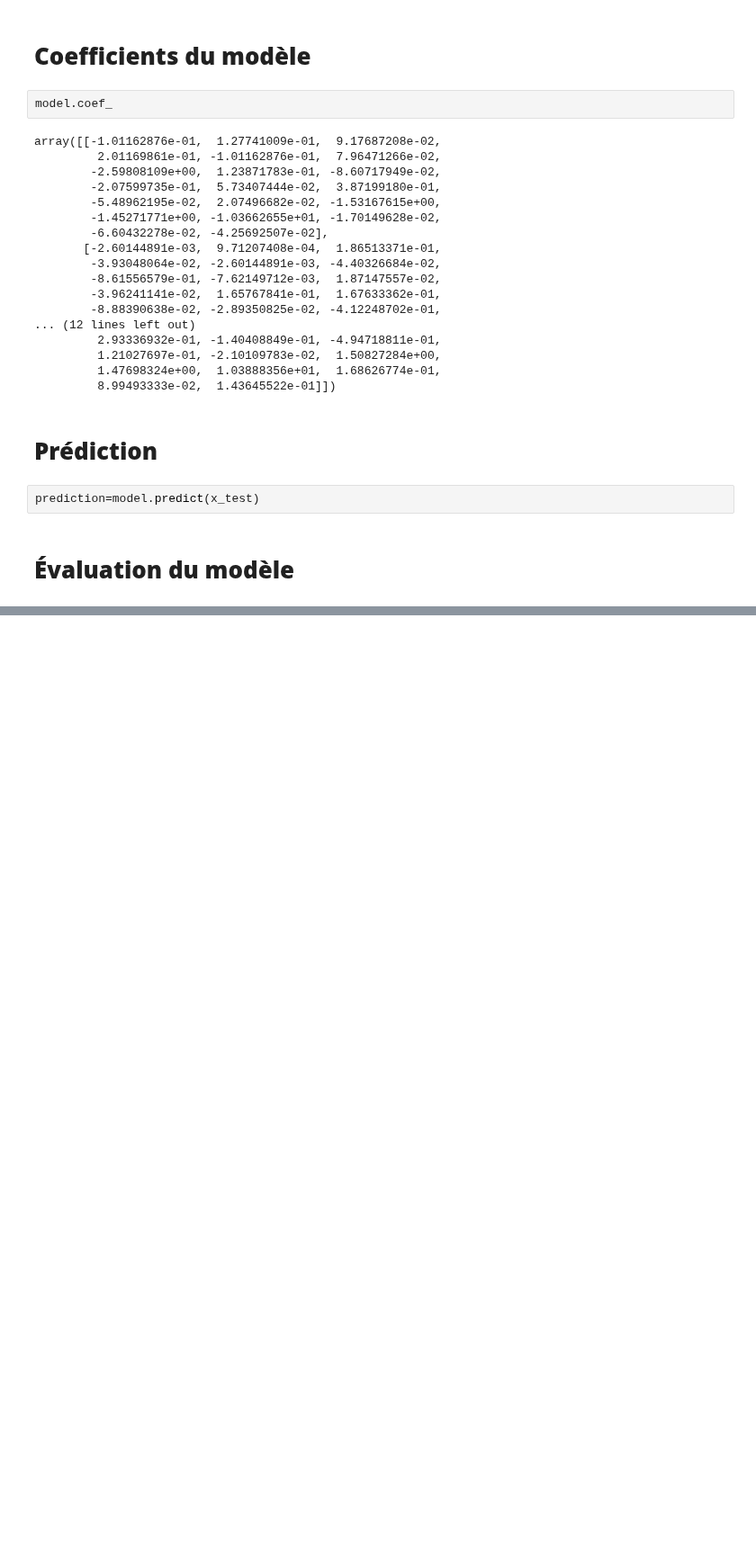
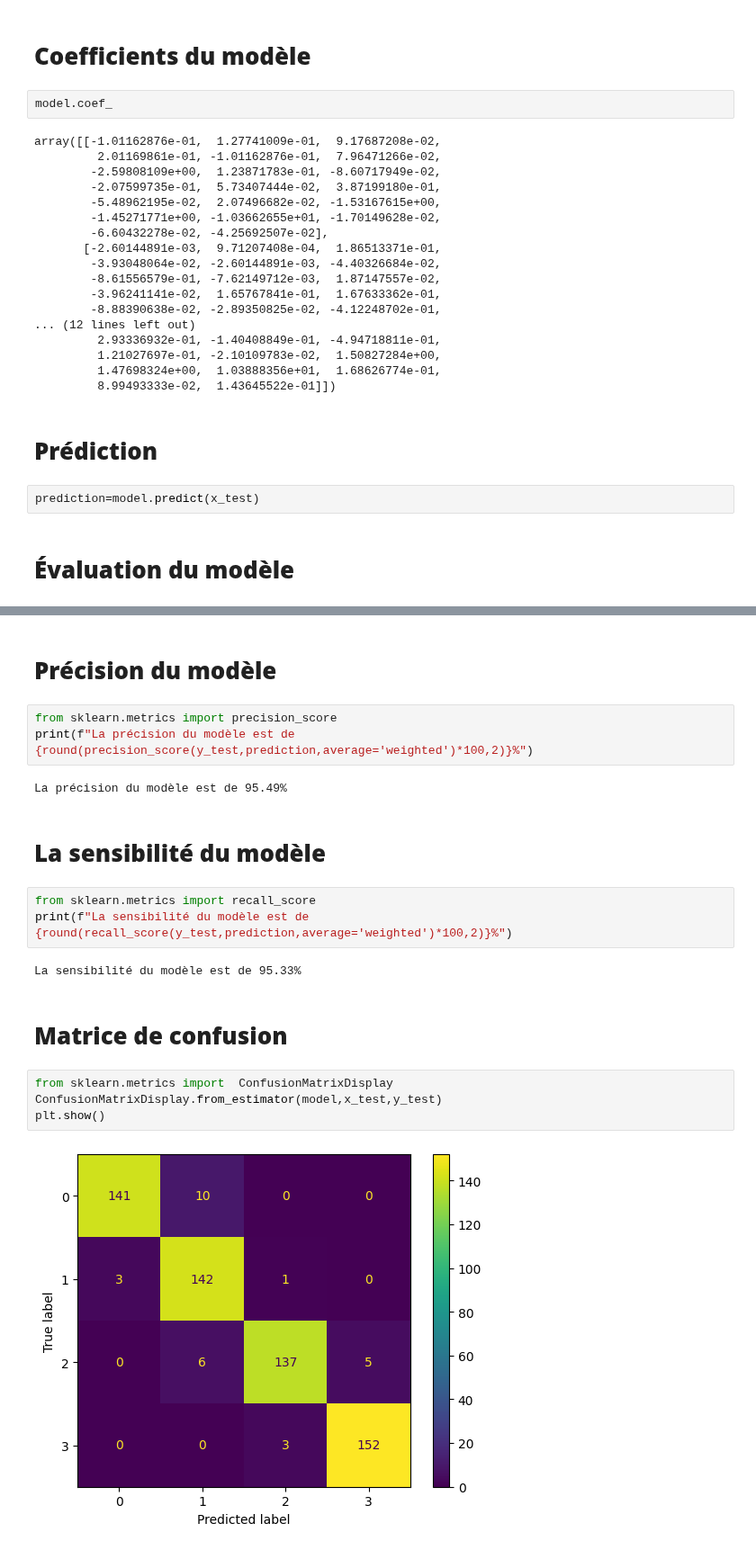
Before and after one commit to bigirimanainnocent12/Apprentissage_automatique, a Jupyter notebook: Regression_logistique.ipynb, the cells around one changed output, grey strips where cells are left out. Shown at 90% size. Drawn from its saved outputs; the diff is of its cells as text; blank space fills up the shorter version.

```diff
--- a/Regression_logistique.ipynb
+++ b/Regression_logistique.ipynb
@@ -222,0 +203,22 @@ memory usage: 328.2 KB
+# %% [markdown]
+# **Précision du modèle**
+# %%
+from sklearn.metrics import precision_score
+print(f"La précision du modèle est de {round(precision_score(y_test,prediction,average='weighted')*100,2)}%")
+# %% [output]
+La précision du modèle est de 95.49%
+# %% [markdown]
+# **La sensibilité du modèle**
+# %%
+from sklearn.metrics import recall_score
+print(f"La sensibilité du modèle est de {round(recall_score(y_test,prediction,average='weighted')*100,2)}%")
+# %% [output]
+La sensibilité du modèle est de 95.33%
+# %% [markdown]
+# **Matrice de confusion**
+# %%
+from sklearn.metrics import  ConfusionMatrixDisplay
+ConfusionMatrixDisplay.from_estimator(model,x_test,y_test)
+plt.show()
+# %% [output]
+[figure, added]
```
Also changed, not shown: parts of 11 cells of this notebook.
